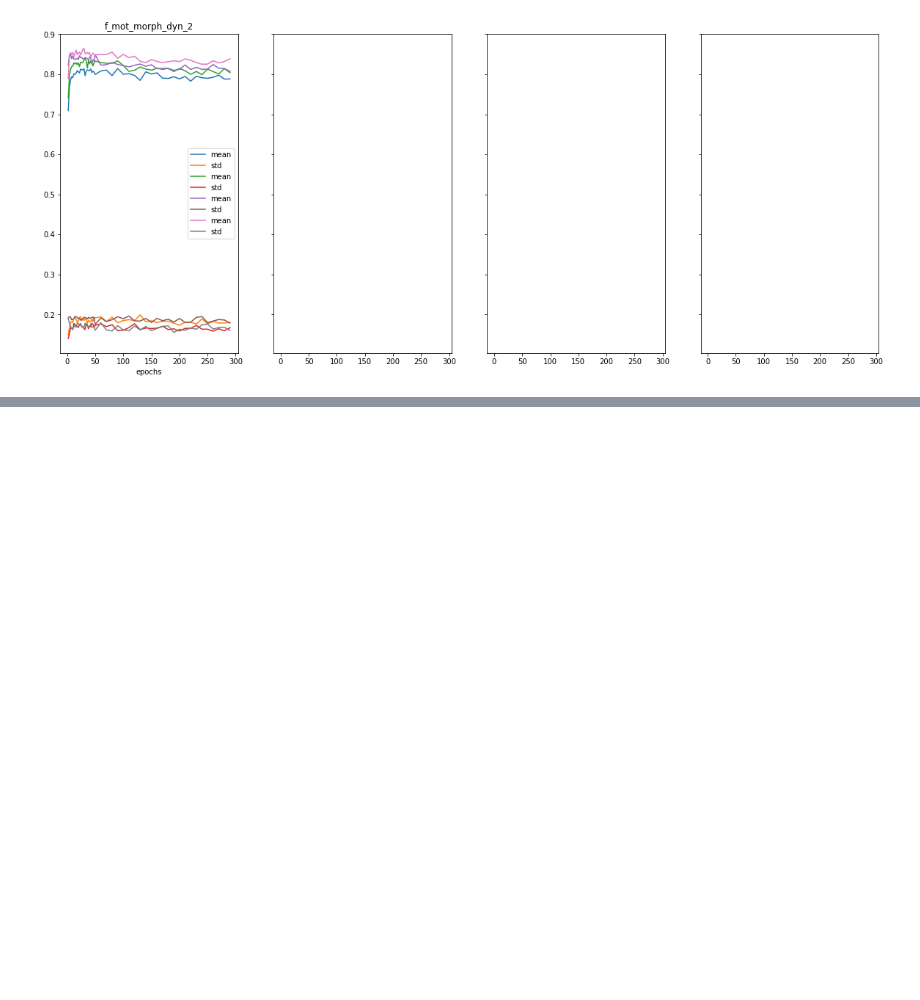
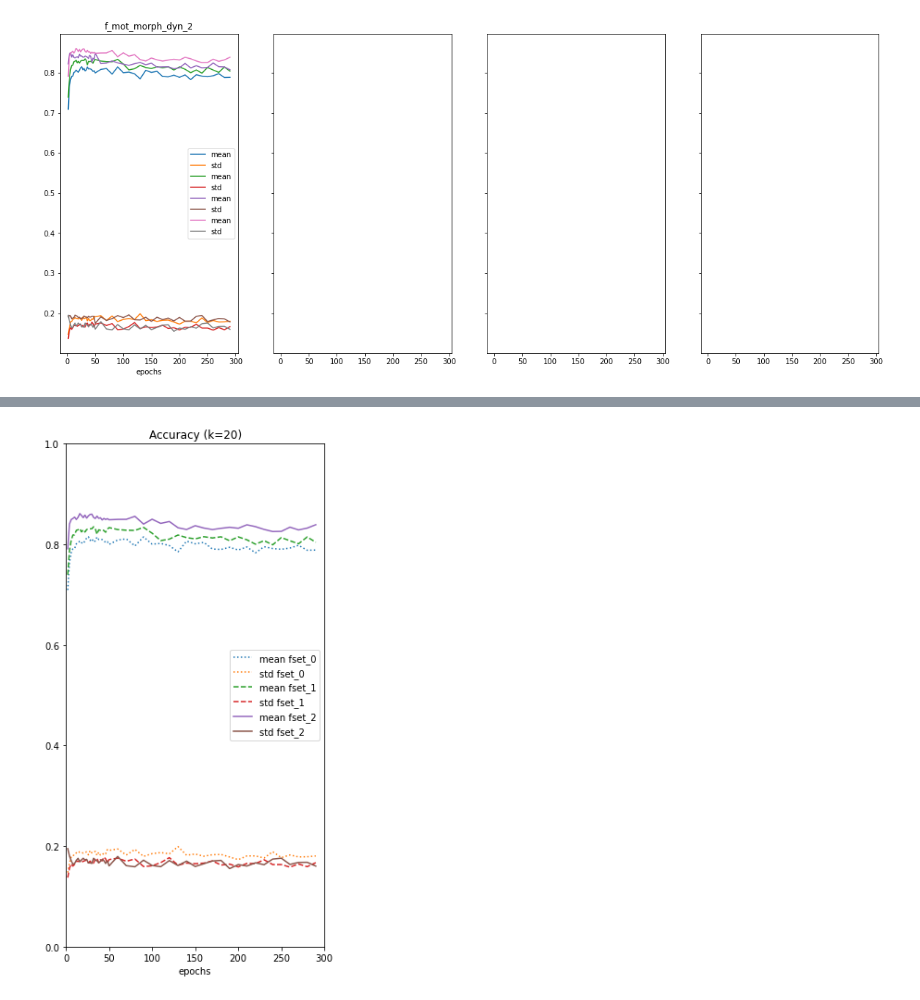
Before and after one commit to redchuk/n_track_ML, a Jupyter notebook: notebooks/plot_epoch_loop_outputs.ipynb, the cells around one changed output, grey strips where cells are left out. Saved outputs shown, nothing was run; the diff lists cells and outputs as text; code cells hidden in the pictures; blank space fills up the shorter version.

```diff
--- a/notebooks/plot_epoch_loop_outputs.ipynb
+++ b/notebooks/plot_epoch_loop_outputs.ipynb
@@ -178,0 +265,44 @@ for fset in grp['fset'].unique():
+# %%
+#
+## For ELMI poster
+#
+plot_dir = Path('/proj/hajaalin/Projects/n_track_ML/output/images')
+
+dfn2b = read_output_files(output_dirs_norm2b)
+grp = dfn2b.groupby(['kernel_size','fset','epochs'])['accuracy'].agg(['mean','std','count'])#.reset_index()
+grp = grp.reset_index(level=2)
+grp.head()
+
+# document the number of repetitions
+grp.loc[15][['epochs','count']].to_csv(plot_dir / 'epochs_count_k15.csv')
+grp.loc[20][['epochs','count']].to_csv(plot_dir / 'epochs_count_k20.csv')
+
+# copy data in a new dataframe, separate feature sets
+ddd = pd.DataFrame()
+
+# only k20 was tested until 300 epochs
+fsets = ['f_mot','f_mot_morph', 'f_mot_morph_dyn_2']
+for i in range(len(fsets)):
+    ddd['epochs_'+str(i)] = pd.Series(grp.loc[20,fsets[i]]['epochs'].values)
+    ddd['mean fset_'+str(i)] = pd.Series(grp.loc[20,fsets[i]]['mean'].values)
+    ddd['std fset_'+str(i)] = pd.Series(grp.loc[20,fsets[i]]['std'].values)
+
+# check that epochs are the same for all feature sets
+test = ~((ddd['epochs_0'] == ddd['epochs_1']) & (ddd['epochs_1'] == ddd['epochs_2']))
+#print(ddd[test].shape)
+assert ddd[test].shape[0] == 0
+
+ddd['epochs'] = ddd['epochs_0']
+ddd.drop(columns=['epochs_0','epochs_1','epochs_2'], inplace=True)
+#print(ddd.head())
+
+fig = plt.figure()
+fig.add_subplot()
+ax = fig.axes
+
+style = {'mean fset_0':':','std fset_0':':','mean fset_1':'--','std fset_1':'--','mean fset_2':'-','std fset_2':'-',}
+ddd.plot('epochs', title='Accuracy (k=20)', xlim=(0,300), ylim=(0,1), figsize=(5,10), style=style, ax=ax[0])
+plot_dir.mkdir(exist_ok=True)
+plt.savefig(plot_dir / 'accuracy_k20.png')
+# %% [output]
+[figure, added]
```
Also changed, not shown: parts of 8 cells of this notebook.
